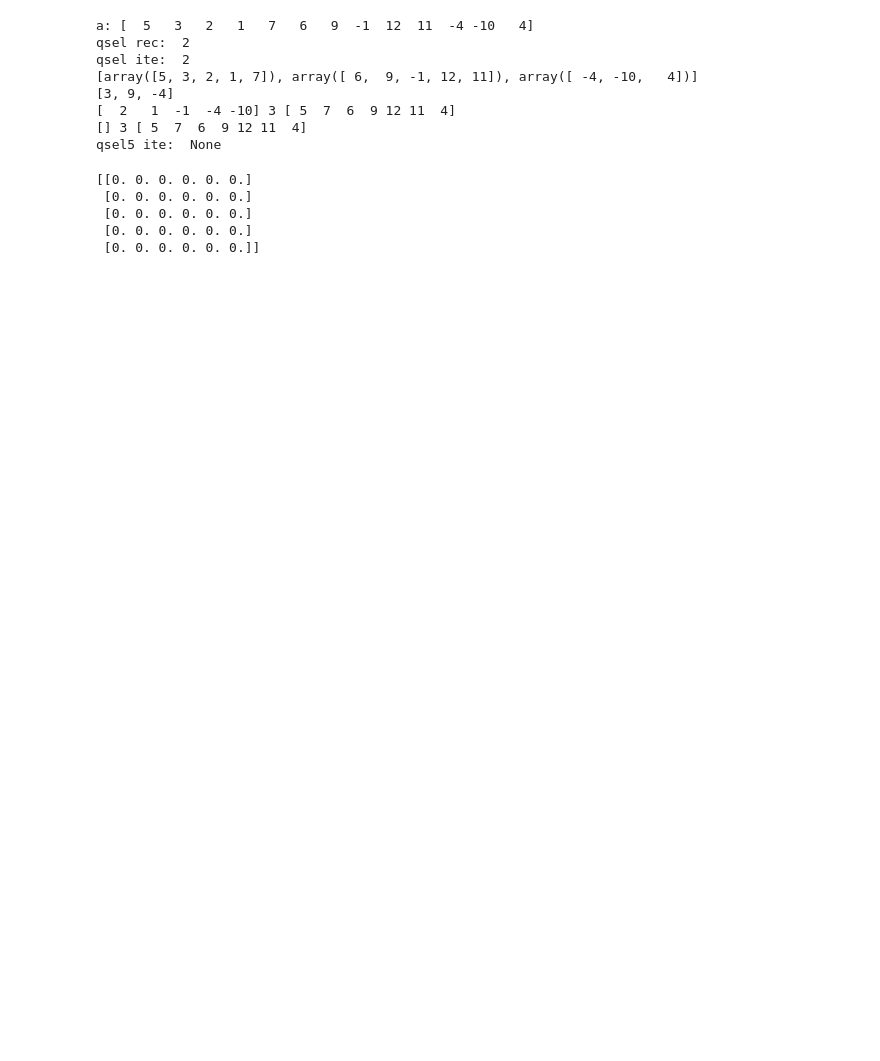
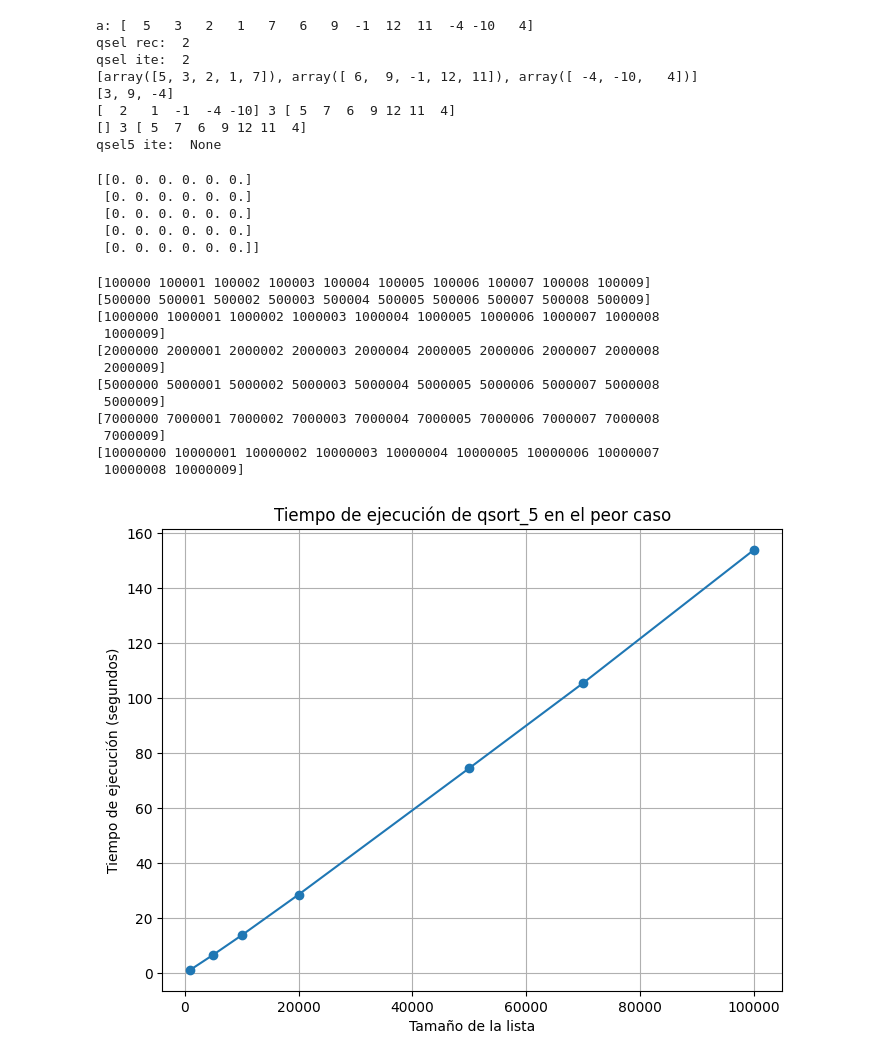
Before and after one commit to HuffleDK/Algoritmia_estructuras_avanzadas, a Jupyter notebook: p303/p303_d.ipynb, the cells around one changed output. Cells and saved outputs as stored; diff of their text form; code cells hidden in the pictures; blank space fills up the shorter version.

```diff
--- a/p303/p303_d.ipynb
+++ b/p303/p303_d.ipynb
@@ -148,25 +148,40 @@ knapsack_01_pd(w,v, 5)
 # %%
 
 import matplotlib.pyplot as plt
 import timeit
+from p303 import qsort_5
 
 
 execution_times = []
 
 
 sizes_to_test = [1000, 5000, 10000, 20000, 50000, 70000, 100000]
 
 for size in sizes_to_test:
-    test_list = np.array([size + x for x in range(size)])
+    test_list = np.array([size*100 + x for x in range(size*100)])
     print(test_list[:10])
     time_taken = timeit.timeit(lambda: qsort_5(test_list.copy()), number=1)
     execution_times.append(time_taken)
 
 
 plt.figure(figsize=(8, 6))
 plt.plot(sizes_to_test, execution_times, marker='o', linestyle='-')
 plt.title('Tiempo de ejecución de qsort_5 en el peor caso')
 plt.xlabel('Tamaño de la lista')
 plt.ylabel('Tiempo de ejecución (segundos)')
 plt.grid(True)
 plt.show()
+# %% [output]
+[100000 100001 100002 100003 100004 100005 100006 100007 100008 100009]
+[500000 500001 500002 500003 500004 500005 500006 500007 500008 500009]
+[1000000 1000001 1000002 1000003 1000004 1000005 1000006 1000007 1000008
+ 1000009]
+[2000000 2000001 2000002 2000003 2000004 2000005 2000006 2000007 2000008
+ 2000009]
+[5000000 5000001 5000002 5000003 5000004 5000005 5000006 5000007 5000008
+ 5000009]
+[7000000 7000001 7000002 7000003 7000004 7000005 7000006 7000007 7000008
+ 7000009]
+[10000000 10000001 10000002 10000003 10000004 10000005 10000006 10000007
+ 10000008 10000009]
+[figure, added]
```
Also changed, not shown: parts of 1 cell of this notebook, 1 other file.
